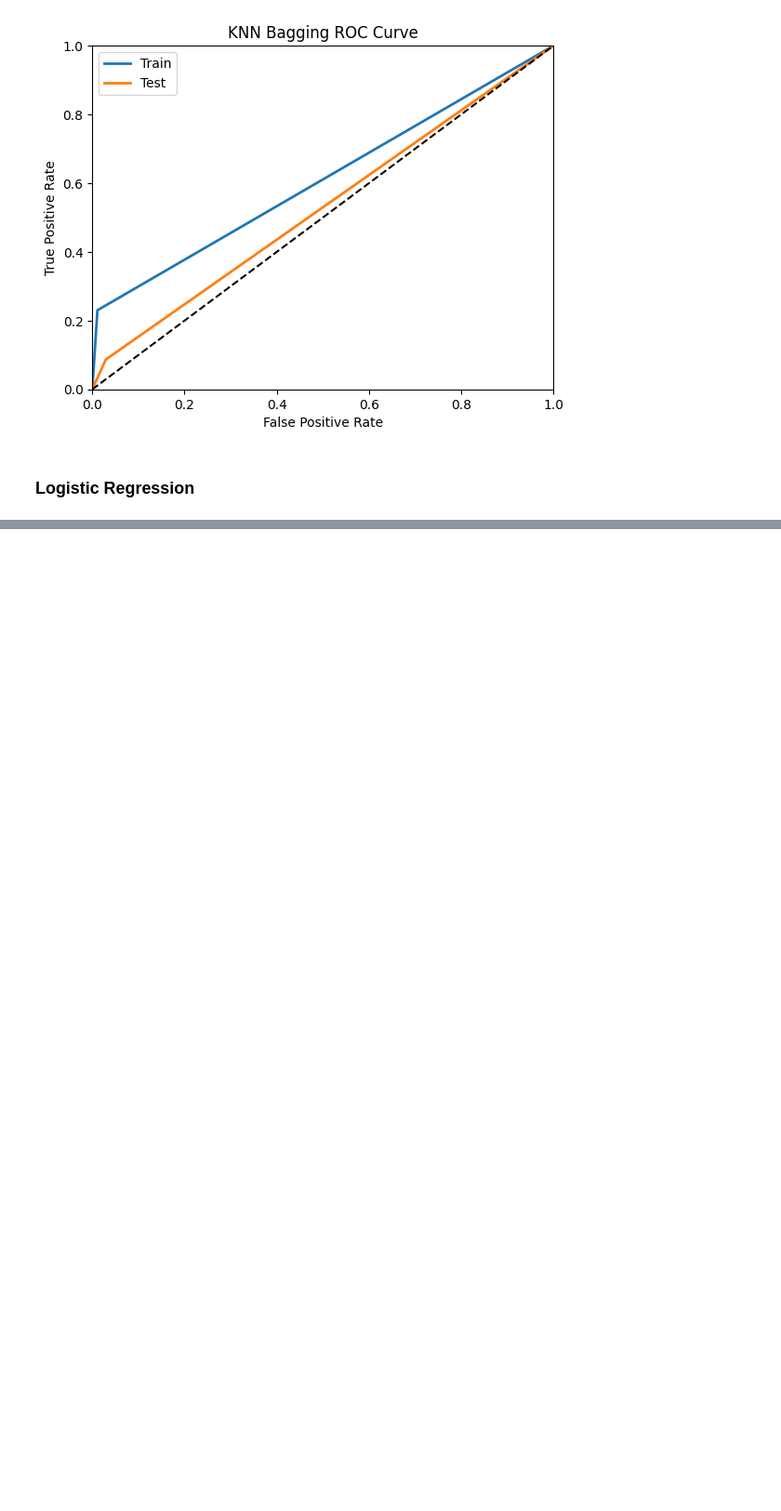
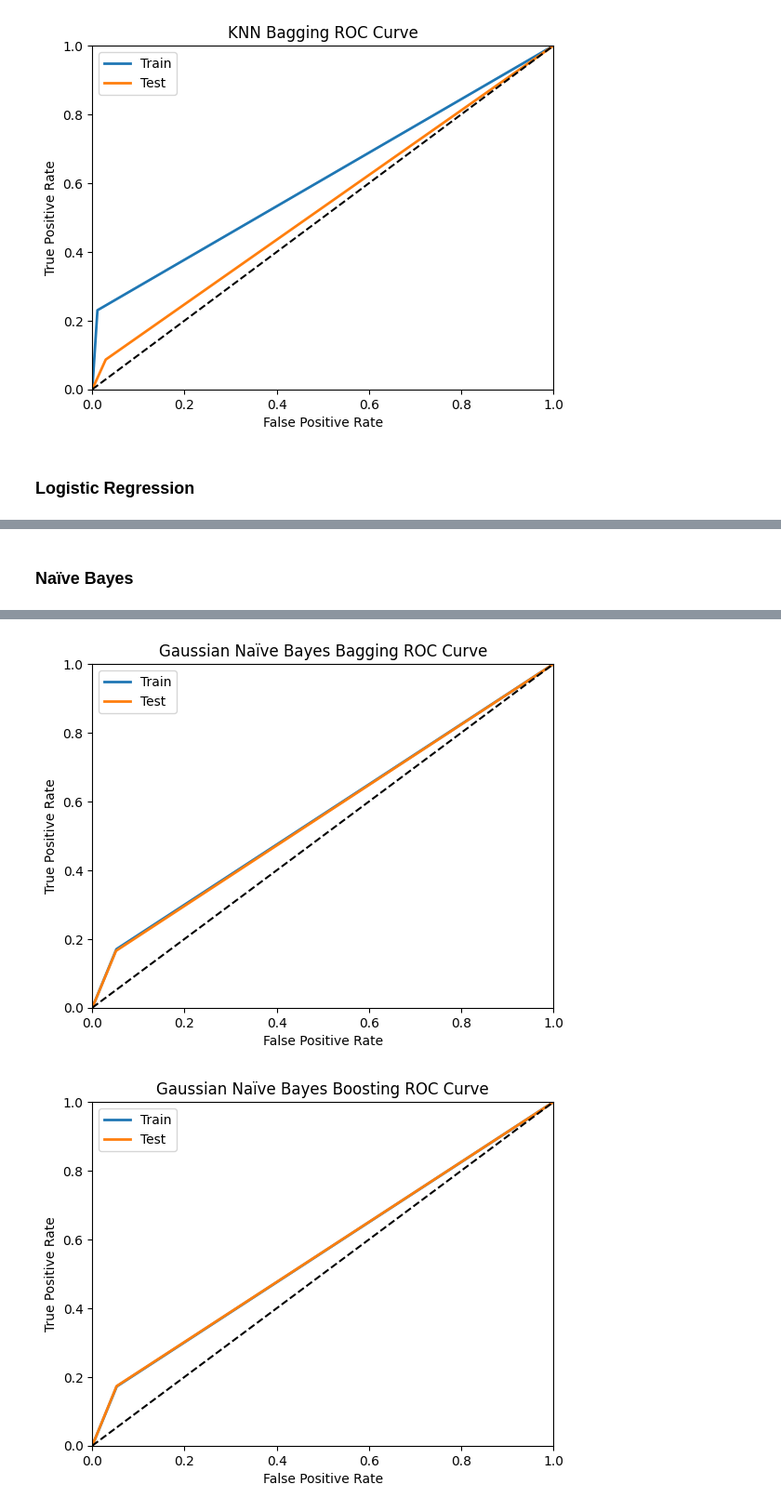
Before and after one commit to Elektroblade/cpsc499aml2024_final_project_team2_ditner_and_stobbe, a Jupyter notebook: cpsc499aml2024_final_project_team2_ditner_and_stobbe.ipynb, the cells around one changed output, grey strips where cells are left out. Shown at 93% size. Drawn from its saved outputs; the diff is of its cells as text; code cells hidden in the pictures; blank space fills up the shorter version.

```diff
--- a/cpsc499aml2024_final_project_team2_ditner_and_stobbe.ipynb
+++ b/cpsc499aml2024_final_project_team2_ditner_and_stobbe.ipynb
@@ -501,0 +500,77 @@ Test ROC Score: 0.5
+# %% [markdown]
+### Naïve Bayes
+# %%
+from sklearn.naive_bayes import GaussianNB
+
+param_distribution_nb = [
+    {'var_smoothing': [1e-10, 1e-9, 1e-8]}
+]
+
+nb = GaussianNB()
+grid_search_nb = RandomizedSearchCV(nb, param_distribution_nb, n_iter=10, cv=5, scoring='f1', random_state=0)
+bag_nb = BaggingClassifier(estimator=grid_search_nb, random_state=0)
+
+bag_nb.fit(X_train, y_train)
+y_train_pred_nb_bag = bag_nb.predict(X_train)
+y_test_pred_nb_bag = bag_nb.predict(X_test)
+
+bst_nb = AdaBoostClassifier(estimator=nb, random_state=0, n_estimators=5, algorithm='SAMME')
+
+bst_nb.fit(X_train, y_train)
+y_train_pred_nb_bst = bst_nb.predict(X_train)
+y_test_pred_nb_bst = bst_nb.predict(X_test)
+
+# Results
+nb_bag_acc = metrics.accuracy_score(y_test, y_test_pred_nb_bag)
+nb_bag_pre = metrics.precision_score(y_test, y_test_pred_nb_bag)
+nb_bag_rec = metrics.recall_score(y_test, y_test_pred_nb_bag)
+nb_bag_f1 = metrics.f1_score(y_test, y_test_pred_nb_bag)
+nb_bag_roc = metrics.roc_auc_score(y_test, y_test_pred_nb_bag)
+
+nb_bst_acc = metrics.accuracy_score(y_test, y_test_pred_nb_bst)
+nb_bst_pre = metrics.precision_score(y_test, y_test_pred_nb_bst)
+nb_bst_rec = metrics.recall_score(y_test, y_test_pred_nb_bst)
+nb_bst_f1 = metrics.f1_score(y_test, y_test_pred_nb_bst)
+nb_bst_roc = metrics.roc_auc_score(y_test, y_test_pred_nb_bst)
+
+# Print output of results
+print("Bagging Classifier:\n")
+print("Train Accuracy:", metrics.accuracy_score(y_train, y_train_pred_nb_bag))
+print("Test Accuracy:", nb_bag_acc)
+print("Train Precision:", metrics.precision_score(y_train, y_train_pred_nb_bag))
+print("Test Precision:", nb_bag_pre)
+print("Train Recall:", metrics.recall_score(y_train, y_train_pred_nb_bag))
+print("Test Recall:", nb_bag_rec)
+print("Train F1:", metrics.f1_score(y_train, y_train_pred_nb_bag))
+print("Test F1:", nb_bag_f1)
+print("Train ROC Score:", metrics.roc_auc_score(y_train, y_train_pred_nb_bag))
+print("Test ROC Score:", nb_bag_roc)
+print(confusion_matrix(y_test, y_test_pred_nb_bag))
+
+print("\nAda Boost Classifier:\n")
+print("Train Accuracy:", metrics.accuracy_score(y_train, y_train_pred_nb_bst))
+print("Test Accuracy:", nb_bst_acc)
+print("Train Precision:", metrics.precision_score(y_train, y_train_pred_nb_bst))
+print("Test Precision:", nb_bst_pre)
+print("Train Recall:", metrics.recall_score(y_train, y_train_pred_nb_bst))
+print("Test Recall:", nb_bst_rec)
+print("Train F1:", metrics.f1_score(y_train, y_train_pred_nb_bst))
+print("Test F1:", nb_bst_f1)
+print("Train ROC Score:", metrics.roc_auc_score(y_train, y_train_pred_nb_bst))
+print("Test ROC Score:", nb_bst_roc)
+print(confusion_matrix(y_test, y_test_pred_nb_bst))
+
+# Print ROC Curve
+
+fpr_train, tpr_train, thresholds = metrics.roc_curve(y_train, y_train_pred_nb_bag)
+fpr_test, tpr_test, thresholds = metrics.roc_curve(y_test, y_test_pred_nb_bag)
+
+plot_roc_curve(fpr_train, fpr_test, tpr_train, tpr_test, "Gaussian Naïve Bayes Bagging")
+plt.show()
+
+fpr_train, tpr_train, thresholds = metrics.roc_curve(y_train, y_train_pred_nb_bst)
+fpr_test, tpr_test, thresholds = metrics.roc_curve(y_test, y_test_pred_nb_bst)
+
+plot_roc_curve(fpr_train, fpr_test, tpr_train, tpr_test, "Gaussian Naïve Bayes Boosting")
+plt.show()
+# %% [output]
@@ -501,0 +594,2 @@ Test ROC Score: 0.5
+[figure, added]
+[figure, added]
```
Also changed, not shown: parts of 13 cells of this notebook.
